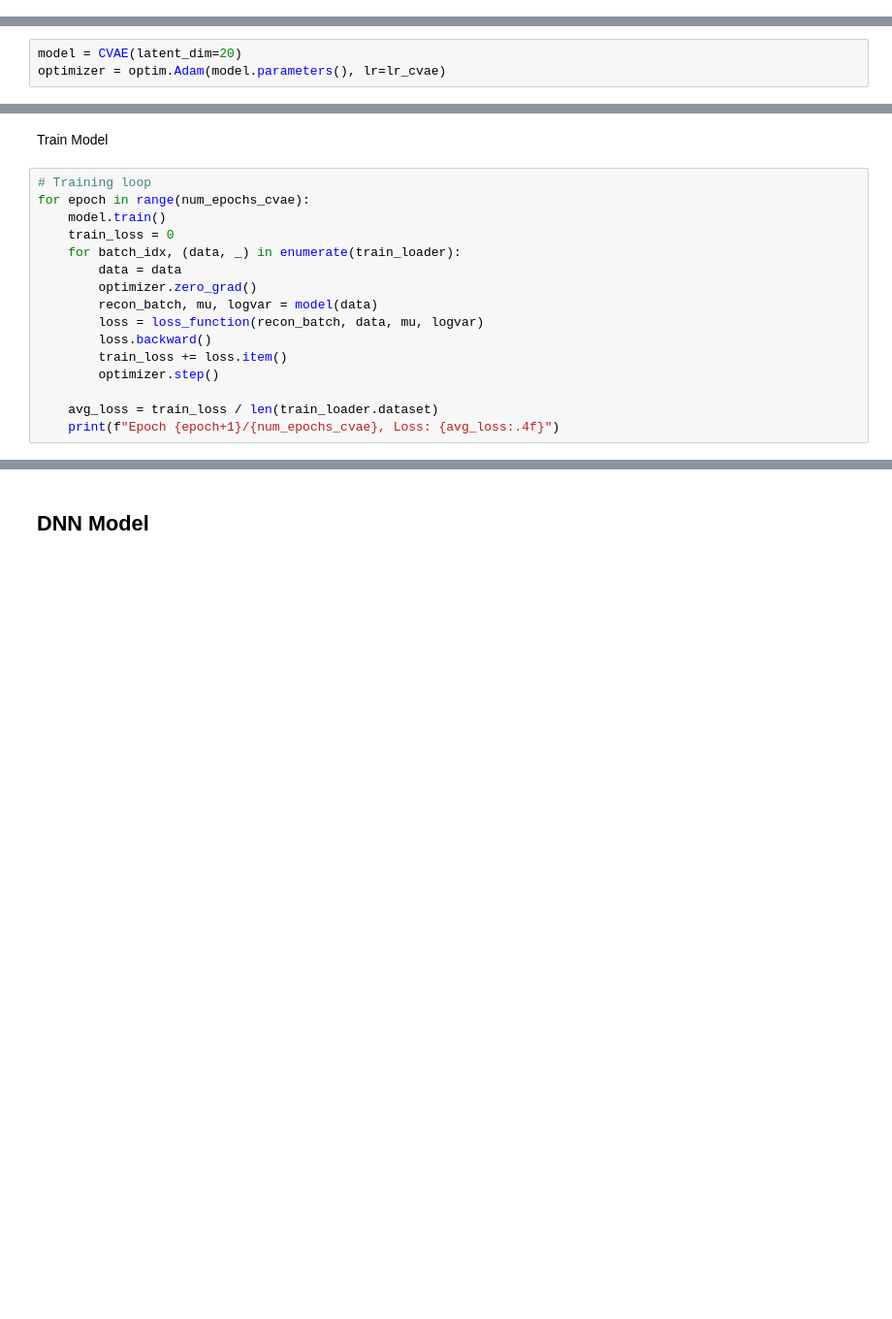
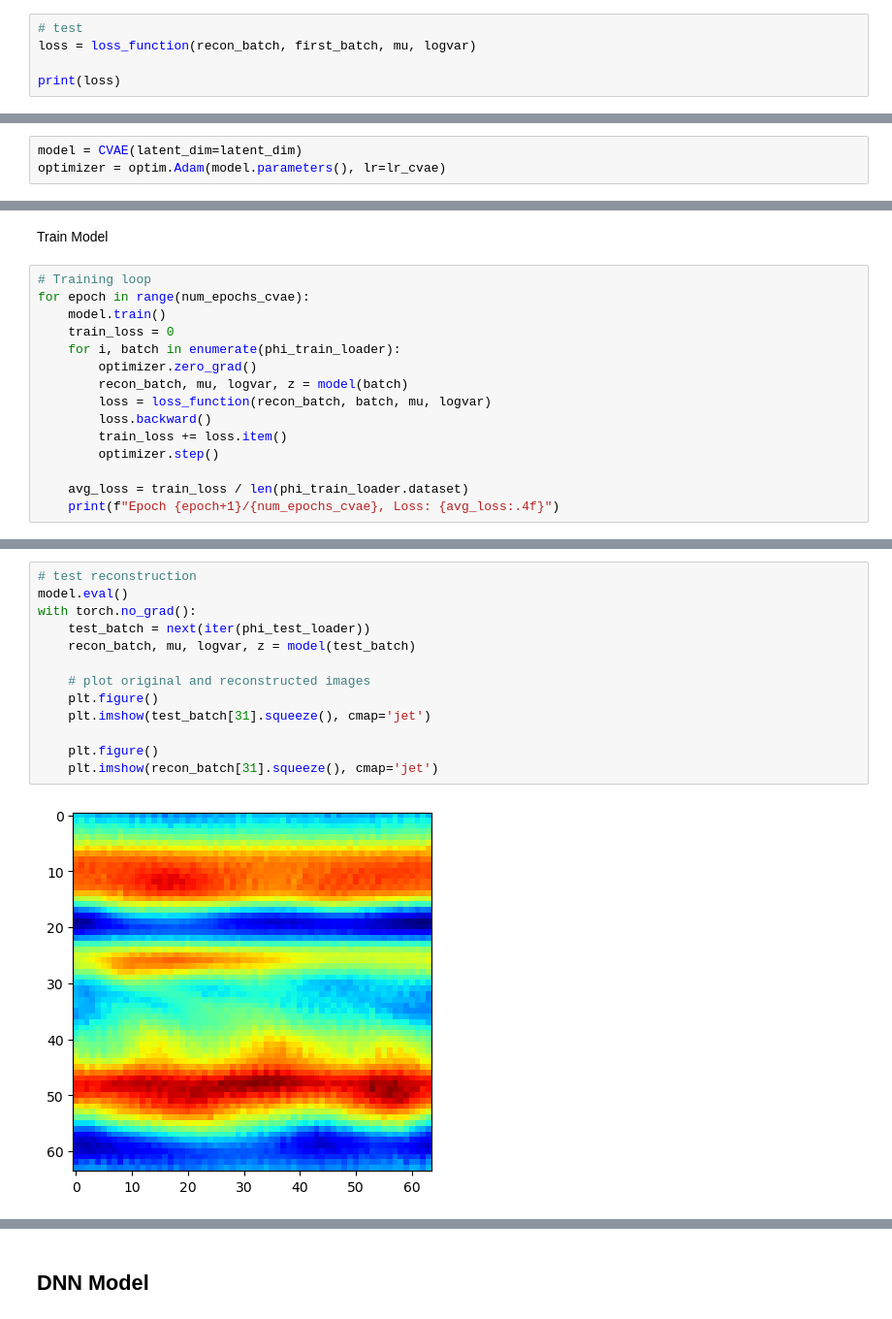
Before and after one commit to iangill11/MLuSHrooM, a Jupyter notebook: model/model.ipynb, the cells around one changed output, grey strips where cells are left out. Shown at 97% size. Saved outputs shown, nothing was run; the diff lists cells and outputs as text; blank space fills up the shorter version.

```diff
--- a/model/model.ipynb
+++ b/model/model.ipynb
@@ -122,0 +354,5 @@ def loss_function(recon_x, x, mu, logvar):
+# %%
+# test
+loss = loss_function(recon_batch, first_batch, mu, logvar)
+
+print(loss)
@@ -123,5 +361,5 @@ def loss_function(recon_x, x, mu, logvar):
 # %% [markdown]
 Initialize Model and Optimizer
 # %%
-model = CVAE(latent_dim=20)
+model = CVAE(latent_dim=latent_dim)
 optimizer = optim.Adam(model.parameters(), lr=lr_cvae)
@@ -132,14 +374,13 @@ Train Model
 for epoch in range(num_epochs_cvae):
     model.train()
     train_loss = 0
-    for batch_idx, (data, _) in enumerate(train_loader):
-        data = data
+    for i, batch in enumerate(phi_train_loader):
         optimizer.zero_grad()
-        recon_batch, mu, logvar = model(data)
-        loss = loss_function(recon_batch, data, mu, logvar)
+        recon_batch, mu, logvar, z = model(batch)
+        loss = loss_function(recon_batch, batch, mu, logvar)
         loss.backward()
         train_loss += loss.item()
         optimizer.step()
 
-    avg_loss = train_loss / len(train_loader.dataset)
+    avg_loss = train_loss / len(phi_train_loader.dataset)
     print(f"Epoch {epoch+1}/{num_epochs_cvae}, Loss: {avg_loss:.4f}")
@@ -145,0 +405,15 @@ for epoch in range(num_epochs_cvae):
+# %%
+# test reconstruction
+model.eval()
+with torch.no_grad():
+    test_batch = next(iter(phi_test_loader))
+    recon_batch, mu, logvar, z = model(test_batch)
+
+    # plot original and reconstructed images
+    plt.figure()
+    plt.imshow(test_batch[31].squeeze(), cmap='jet')
+
+    plt.figure()
+    plt.imshow(recon_batch[31].squeeze(), cmap='jet')
+# %% [output]
+[figure, added]
```
Also changed, not shown: parts of 27 cells of this notebook, 2 other files.
